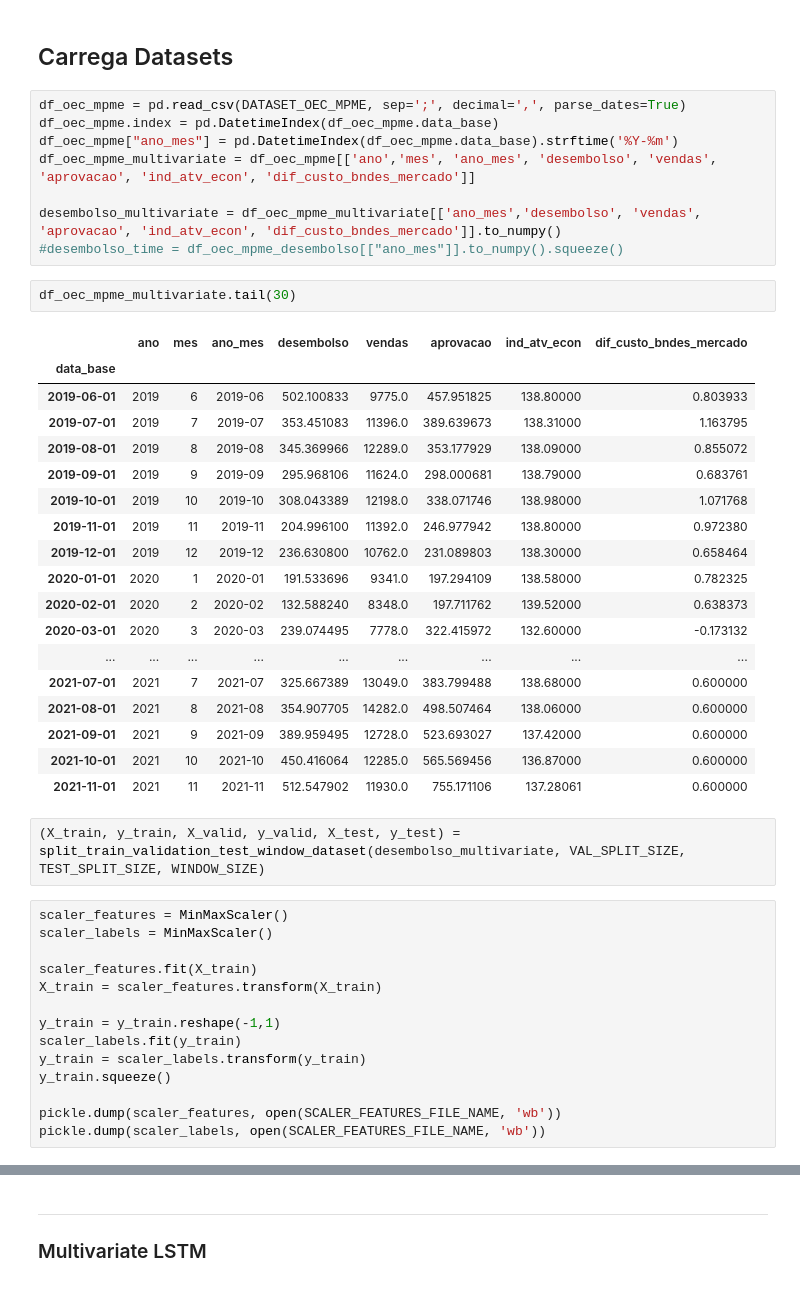
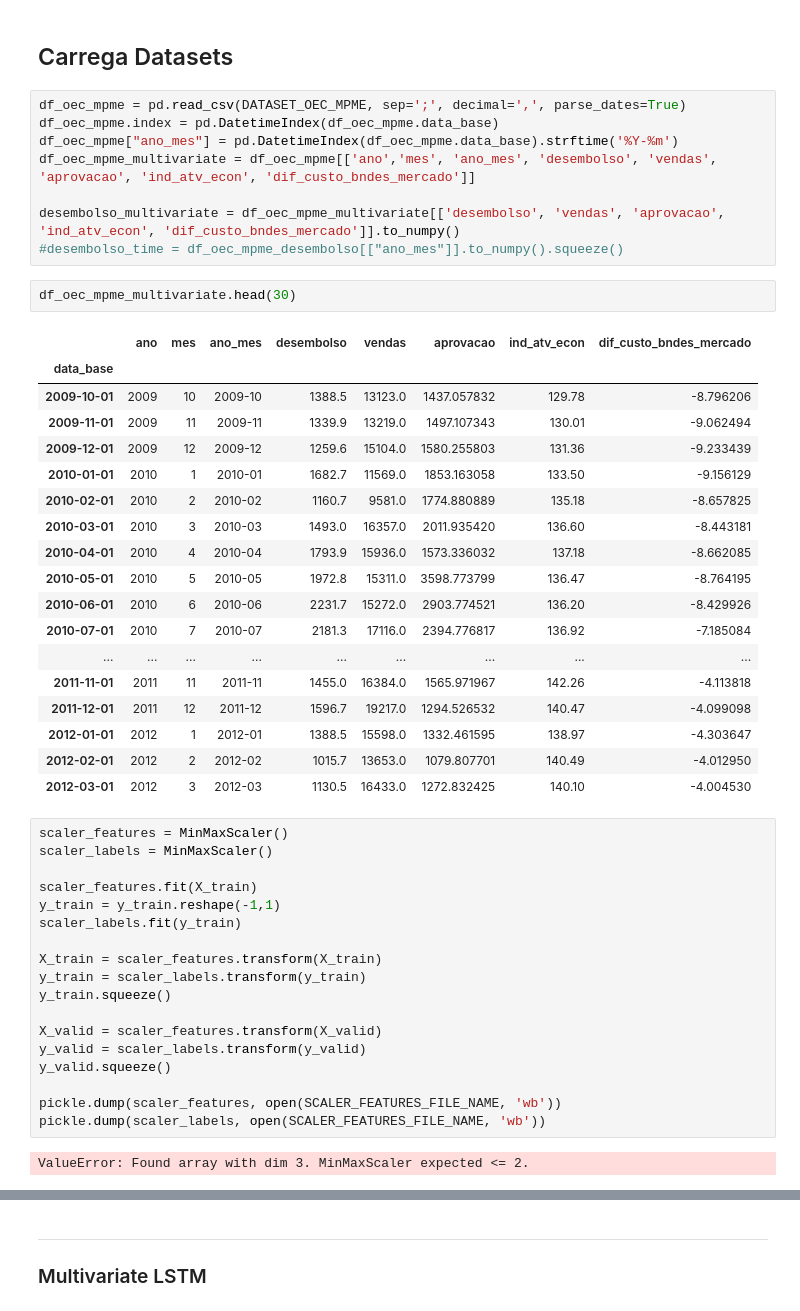
Before and after one commit to gdutramartins/forecast-desembolso, a Jupyter notebook: rnn-multivariate-pred.ipynb, the cells around one changed output, grey strips where cells are left out. Saved outputs shown, nothing was run; the diff lists cells and outputs as text.

```diff
--- a/rnn-multivariate-pred.ipynb
+++ b/rnn-multivariate-pred.ipynb
@@ -87,42 +108,46 @@ df_oec_mpme.index = pd.DatetimeIndex(df_oec_mpme.data_base)
 df_oec_mpme["ano_mes"] = pd.DatetimeIndex(df_oec_mpme.data_base).strftime('%Y-%m')
 df_oec_mpme_multivariate = df_oec_mpme[['ano','mes', 'ano_mes', 'desembolso', 'vendas', 'aprovacao', 'ind_atv_econ', 'dif_custo_bndes_mercado']]
 
-desembolso_multivariate = df_oec_mpme_multivariate[['ano_mes','desembolso', 'vendas', 'aprovacao', 'ind_atv_econ', 'dif_custo_bndes_mercado']].to_numpy()
+desembolso_multivariate = df_oec_mpme_multivariate[['desembolso', 'vendas', 'aprovacao', 'ind_atv_econ', 'dif_custo_bndes_mercado']].to_numpy()
 #desembolso_time = df_oec_mpme_desembolso[["ano_mes"]].to_numpy().squeeze()
 # %%
-df_oec_mpme_multivariate.tail(30)
+df_oec_mpme_multivariate.head(30)
 # %% [output]
 |  | ano | mes | ano_mes | desembolso | vendas | aprovacao | ind_atv_econ | dif_custo_bndes_mercado |
 | data_base |  |  |  |  |  |  |  |  |
-| 2019-06-01 | 2019 | 6 | 2019-06 | 502.100833 | 9775.0 | 457.951825 | 138.80000 | 0.803933 |
-| 2019-07-01 | 2019 | 7 | 2019-07 | 353.451083 | 11396.0 | 389.639673 | 138.31000 | 1.163795 |
-| 2019-08-01 | 2019 | 8 | 2019-08 | 345.369966 | 12289.0 | 353.177929 | 138.09000 | 0.855072 |
-| 2019-09-01 | 2019 | 9 | 2019-09 | 295.968106 | 11624.0 | 298.000681 | 138.79000 | 0.683761 |
-| 2019-10-01 | 2019 | 10 | 2019-10 | 308.043389 | 12198.0 | 338.071746 | 138.98000 | 1.071768 |
-| 2019-11-01 | 2019 | 11 | 2019-11 | 204.996100 | 11392.0 | 246.977942 | 138.80000 | 0.972380 |
-| 2019-12-01 | 2019 | 12 | 2019-12 | 236.630800 | 10762.0 | 231.089803 | 138.30000 | 0.658464 |
-| 2020-01-01 | 2020 | 1 | 2020-01 | 191.533696 | 9341.0 | 197.294109 | 138.58000 | 0.782325 |
-| 2020-02-01 | 2020 | 2 | 2020-02 | 132.588240 | 8348.0 | 197.711762 | 139.52000 | 0.638373 |
-| 2020-03-01 | 2020 | 3 | 2020-03 | 239.074495 | 7778.0 | 322.415972 | 132.60000 | -0.173132 |
+| 2009-10-01 | 2009 | 10 | 2009-10 | 1388.5 | 13123.0 | 1437.057832 | 129.78 | -8.796206 |
+| 2009-11-01 | 2009 | 11 | 2009-11 | 1339.9 | 13219.0 | 1497.107343 | 130.01 | -9.062494 |
+| 2009-12-01 | 2009 | 12 | 2009-12 | 1259.6 | 15104.0 | 1580.255803 | 131.36 | -9.233439 |
+| 2010-01-01 | 2010 | 1 | 2010-01 | 1682.7 | 11569.0 | 1853.163058 | 133.50 | -9.156129 |
+| 2010-02-01 | 2010 | 2 | 2010-02 | 1160.7 | 9581.0 | 1774.880889 | 135.18 | -8.657825 |
+| 2010-03-01 | 2010 | 3 | 2010-03 | 1493.0 | 16357.0 | 2011.935420 | 136.60 | -8.443181 |
+| 2010-04-01 | 2010 | 4 | 2010-04 | 1793.9 | 15936.0 | 1573.336032 | 137.18 | -8.662085 |
+| 2010-05-01 | 2010 | 5 | 2010-05 | 1972.8 | 15311.0 | 3598.773799 | 136.47 | -8.764195 |
+| 2010-06-01 | 2010 | 6 | 2010-06 | 2231.7 | 15272.0 | 2903.774521 | 136.20 | -8.429926 |
+| 2010-07-01 | 2010 | 7 | 2010-07 | 2181.3 | 17116.0 | 2394.776817 | 136.92 | -7.185084 |
 | ... | ... | ... | ... | ... | ... | ... | ... | ... |
-| 2021-07-01 | 2021 | 7 | 2021-07 | 325.667389 | 13049.0 | 383.799488 | 138.68000 | 0.600000 |
-| 2021-08-01 | 2021 | 8 | 2021-08 | 354.907705 | 14282.0 | 498.507464 | 138.06000 | 0.600000 |
-| 2021-09-01 | 2021 | 9 | 2021-09 | 389.959495 | 12728.0 | 523.693027 | 137.42000 | 0.600000 |
-| 2021-10-01 | 2021 | 10 | 2021-10 | 450.416064 | 12285.0 | 565.569456 | 136.87000 | 0.600000 |
-| 2021-11-01 | 2021 | 11 | 2021-11 | 512.547902 | 11930.0 | 755.171106 | 137.28061 | 0.600000 |
+| 2011-11-01 | 2011 | 11 | 2011-11 | 1455.0 | 16384.0 | 1565.971967 | 142.26 | -4.113818 |
+| 2011-12-01 | 2011 | 12 | 2011-12 | 1596.7 | 19217.0 | 1294.526532 | 140.47 | -4.099098 |
+| 2012-01-01 | 2012 | 1 | 2012-01 | 1388.5 | 15598.0 | 1332.461595 | 138.97 | -4.303647 |
+| 2012-02-01 | 2012 | 2 | 2012-02 | 1015.7 | 13653.0 | 1079.807701 | 140.49 | -4.012950 |
+| 2012-03-01 | 2012 | 3 | 2012-03 | 1130.5 | 16433.0 | 1272.832425 | 140.10 | -4.004530 |
-# %%
-(X_train, y_train, X_valid, y_valid, X_test, y_test) = split_train_validation_test_window_dataset(desembolso_multivariate, VAL_SPLIT_SIZE, TEST_SPLIT_SIZE, WINDOW_SIZE)
 # %%
 scaler_features = MinMaxScaler()
 scaler_labels = MinMaxScaler()
 
 scaler_features.fit(X_train)
-X_train = scaler_features.transform(X_train)
-
 y_train = y_train.reshape(-1,1)
 scaler_labels.fit(y_train)
+
+X_train = scaler_features.transform(X_train)
 y_train = scaler_labels.transform(y_train)
 y_train.squeeze()
 
+X_valid = scaler_features.transform(X_valid)
+y_valid = scaler_labels.transform(y_valid)
+y_valid.squeeze()
+
 pickle.dump(scaler_features, open(SCALER_FEATURES_FILE_NAME, 'wb'))
 pickle.dump(scaler_labels, open(SCALER_FEATURES_FILE_NAME, 'wb'))
+# %% [output]
+ValueError: Found array with dim 3. MinMaxScaler expected <= 2.
```
Also changed, not shown: parts of 15 cells of this notebook.
